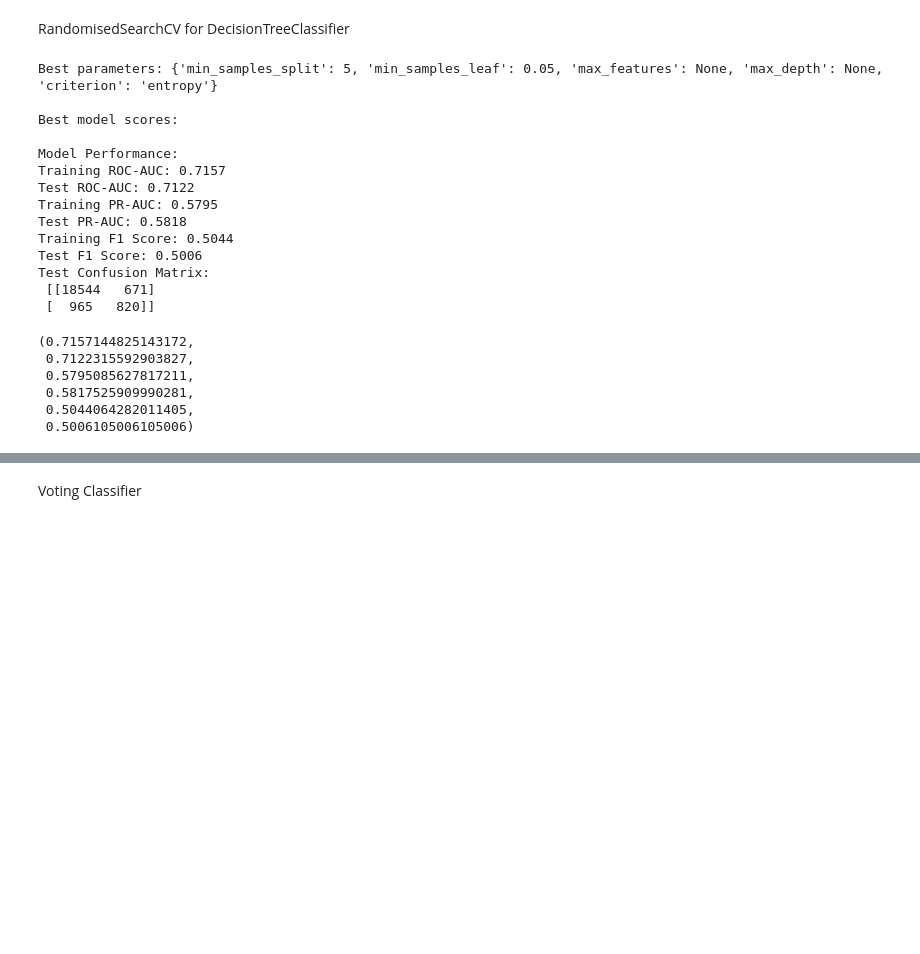
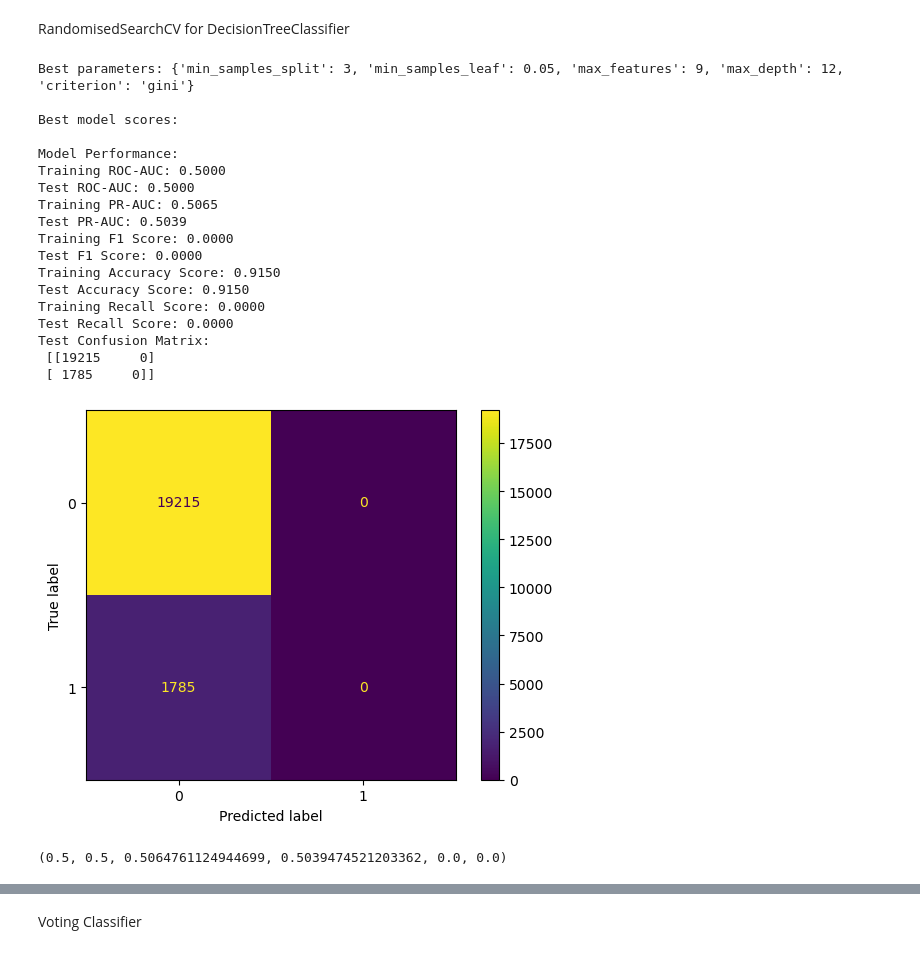
Before and after one commit to kasia-sko/ML, a Jupyter notebook: projekt_1/budowa_krok_2_1.ipynb, the cells around one changed output, grey strips where cells are left out. Cells and saved outputs as stored; diff of their text form; code cells hidden in the pictures; blank space fills up the shorter version.

```diff
--- a/projekt_1/budowa_krok_2_1.ipynb
+++ b/projekt_1/budowa_krok_2_1.ipynb
@@ -416,54 +458,55 @@ RandomisedSearchCV for DecisionTreeClassifier
 # %%
 def pr_auc_scorer(y_true, y_pred):
     precision, recall, _ = precision_recall_curve(y_true, y_pred)
     return auc(recall, precision)
 
 param_dist = {
-    'max_depth': [3, 5, 6, 7, 10, 15, None],
+    "max_depth" : range(2, 20),
+    "max_features" : range(2, 10),
+    "min_samples_split" : range(2, 20),
     'min_samples_leaf': [0.05, 0.1, 0.15, 0.2],
-    'min_samples_split': [2, 5, 10],
-    'max_features': [None, 'sqrt', 'log2'],
     'criterion': ['gini', 'entropy']
 }
 dt = DecisionTreeClassifier(random_state=42)
 scoring = {
     'roc_auc': 'roc_auc',
     'f1_score': 'f1',
-    'pr_auc': make_scorer(pr_auc_scorer)
+    'pr_auc': make_scorer(pr_auc_scorer),
+    'recall': 'recall'
 }
-# musiałam wybrać jedną do refitowania- aucroc??
+
 random_search = RandomizedSearchCV(estimator=dt, param_distributions=param_dist, n_iter=10,
-                                   cv=5, scoring=scoring, random_state=42, n_jobs=-1, refit='roc_auc')
+                                   cv=5, scoring=scoring, random_state=42, n_jobs=-1, refit='recall')
 
 random_search.fit(X_train_transformed_df, y_train)
 
 print("Best parameters:", random_search.best_params_)
 
 best_model = random_search.best_estimator_
 
 print("\nBest model scores:")
 scores_model(X_train_transformed_df, X_test_transformed_df, best_model)
 # %% [output]
-Best parameters: {'min_samples_split': 5, 'min_samples_leaf': 0.05, 'max_features': None, 'max_depth': None, 'criterion': 'entropy'}
+Best parameters: {'min_samples_split': 3, 'min_samples_leaf': 0.05, 'max_features': 9, 'max_depth': 12, 'criterion': 'gini'}
 
 Best model scores:
 
 Model Performance:
-Training ROC-AUC: 0.7157
-Test ROC-AUC: 0.7122
-Training PR-AUC: 0.5795
-Test PR-AUC: 0.5818
-Training F1 Score: 0.5044
-Test F1 Score: 0.5006
+Training ROC-AUC: 0.5000
+Test ROC-AUC: 0.5000
+Training PR-AUC: 0.5065
+Test PR-AUC: 0.5039
+Training F1 Score: 0.0000
+Test F1 Score: 0.0000
+Training Accuracy Score: 0.9150
+Test Accuracy Score: 0.9150
+Training Recall Score: 0.0000
+Test Recall Score: 0.0000
 Test Confusion Matrix:
- [[18544   671]
- [  965   820]]
+ [[19215     0]
+ [ 1785     0]]
+[figure, added]
-(0.7157144825143172,
- 0.7122315592903827,
- 0.5795085627817211,
- 0.5817525909990281,
- 0.5044064282011405,
- 0.5006105006105006)
+(0.5, 0.5, 0.5064761124944699, 0.5039474521203362, 0.0, 0.0)
 # %%
 lr = LogisticRegression()
 
```
Also changed, not shown: parts of 17 cells of this notebook.
